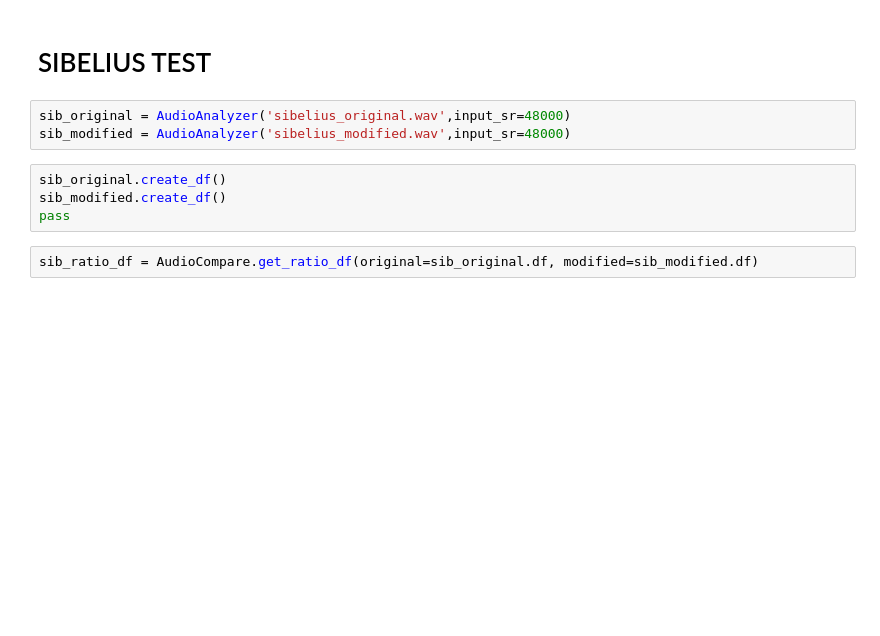
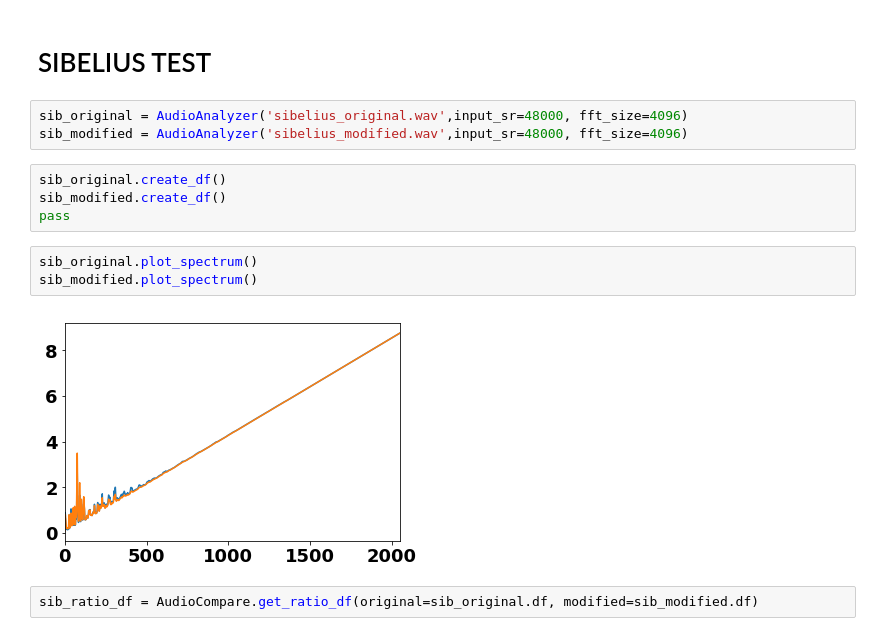
Before and after one commit to QED0711/ds_practice, a Jupyter notebook: librosa/audio_file_analyzer.ipynb, the cells around one changed output. Drawn from its saved outputs; the diff is of its cells as text; blank space fills up the shorter version.

```diff
--- a/librosa/audio_file_analyzer.ipynb
+++ b/librosa/audio_file_analyzer.ipynb
@@ -198,12 +197,17 @@ plt.show()
 # %% [markdown]
 # SIBELIUS TEST
 # %%
-sib_original = AudioAnalyzer('sibelius_original.wav',input_sr=48000)
-sib_modified = AudioAnalyzer('sibelius_modified.wav',input_sr=48000)
+sib_original = AudioAnalyzer('sibelius_original.wav',input_sr=48000, fft_size=4096)
+sib_modified = AudioAnalyzer('sibelius_modified.wav',input_sr=48000, fft_size=4096)
 # %%
 sib_original.create_df()
 sib_modified.create_df()
 pass
+# %%
+sib_original.plot_spectrum()
+sib_modified.plot_spectrum()
+# %% [output]
+[figure, added]
 # %%
 sib_ratio_df = AudioCompare.get_ratio_df(original=sib_original.df, modified=sib_modified.df)
 # %%
```
Also changed, not shown: parts of 11 cells of this notebook, 1 other file.
